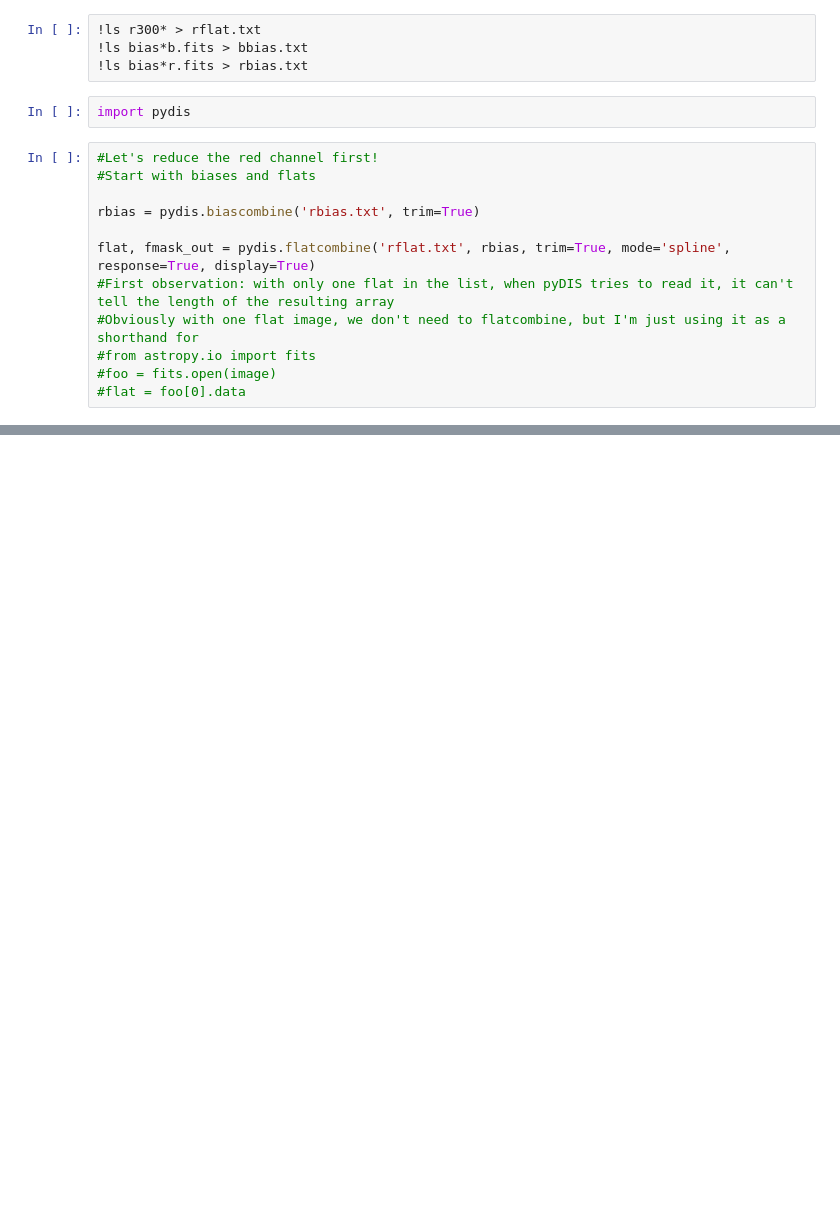
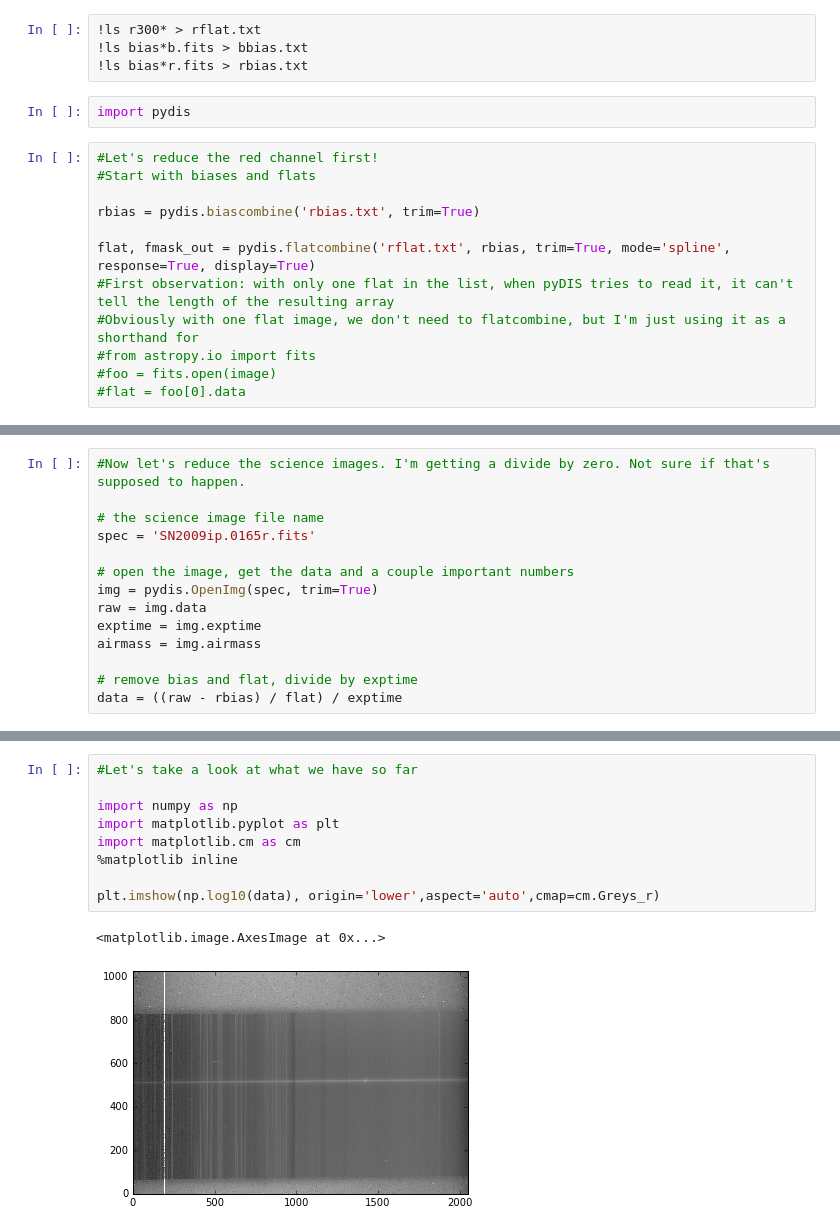
Before and after one commit to tzdwi/SN2009ip_PyDIS, a Jupyter notebook: PyDIS Practice.ipynb, the cells around one changed output, grey strips where cells are left out. Drawn from its saved outputs; the diff is of its cells as text; blank space fills up the shorter version.

```diff
--- a/PyDIS Practice.ipynb
+++ b/PyDIS Practice.ipynb
@@ -30,0 +57,14 @@ flat, fmask_out = pydis.flatcombine('rflat.txt', rbias, trim=True, mode='spline'
+# %%
+#Now let's reduce the science images. I'm getting a divide by zero. Not sure if that's supposed to happen.
+
+# the science image file name
+spec = 'SN2009ip.0165r.fits'
+
+# open the image, get the data and a couple important numbers
+img = pydis.OpenImg(spec, trim=True)
+raw = img.data
+exptime = img.exptime
+airmass = img.airmass
+
+# remove bias and flat, divide by exptime
+data = ((raw - rbias) / flat) / exptime
@@ -30,0 +82,12 @@ flat, fmask_out = pydis.flatcombine('rflat.txt', rbias, trim=True, mode='spline'
+# %%
+#Let's take a look at what we have so far
+
+import numpy as np
+import matplotlib.pyplot as plt
+import matplotlib.cm as cm
+%matplotlib inline
+
+plt.imshow(np.log10(data), origin='lower',aspect='auto',cmap=cm.Greys_r)
+# %% [output]
+<matplotlib.image.AxesImage at 0x...>
+[figure, added]
```
Also changed, not shown: parts of 13 cells of this notebook.
